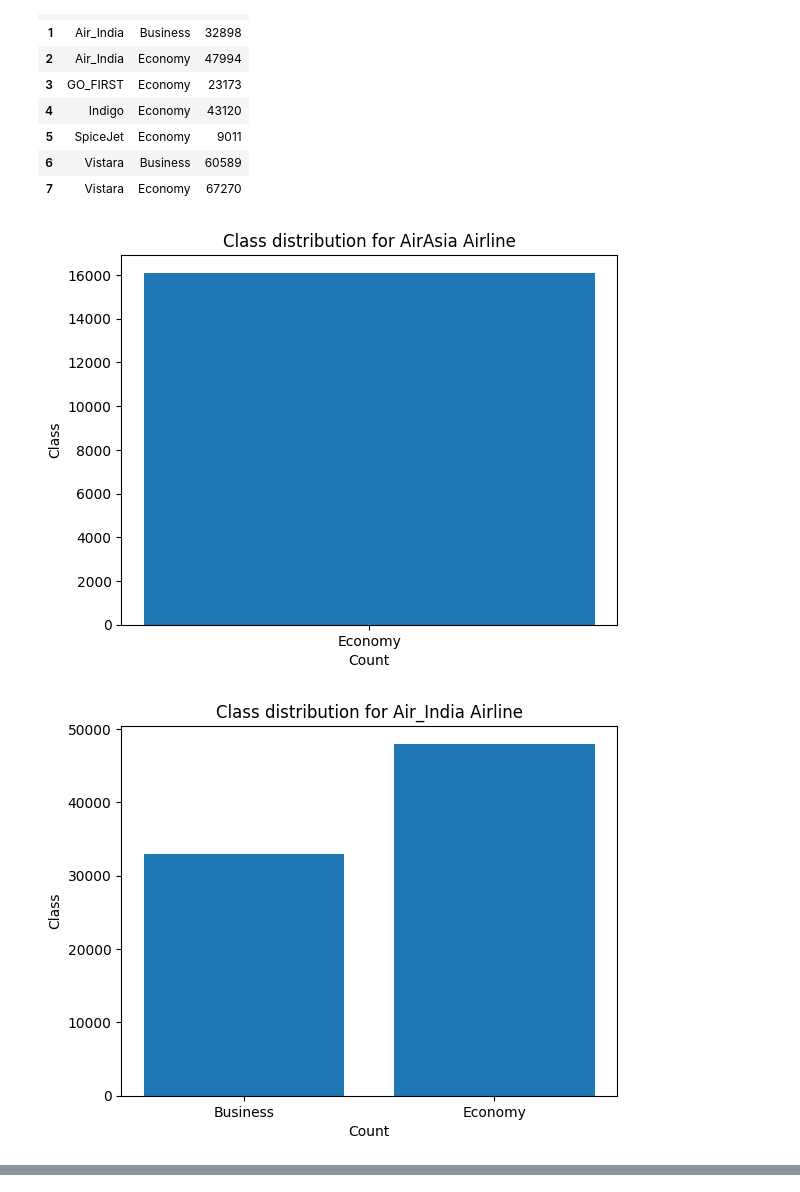
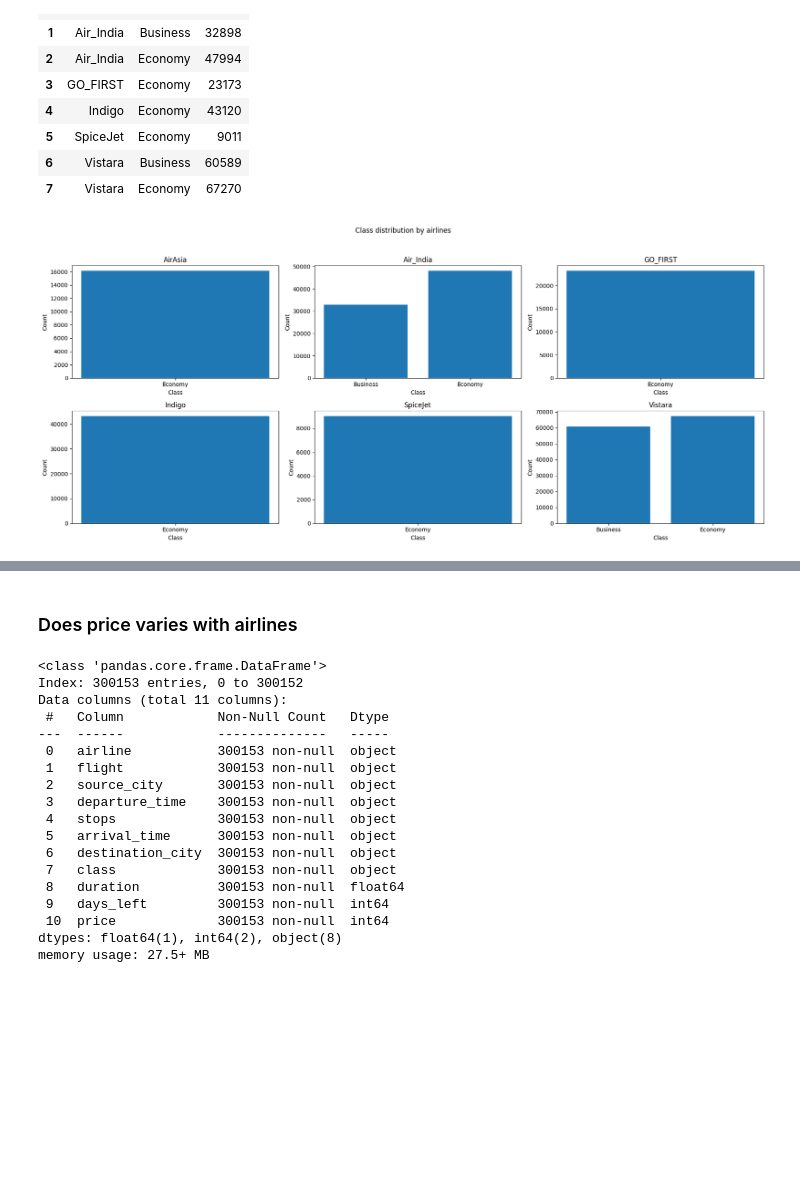
Before and after one commit to GawliYash20/Case-Studies-Data-Science, a Jupyter notebook: Airline_Flight_Analysis.ipynb, the cells around one changed output, grey strips where cells are left out. Drawn from its saved outputs; the diff is of its cells as text; code cells hidden in the pictures; blank space fills up the shorter version.

```diff
--- a/Airline_Flight_Analysis.ipynb
+++ b/Airline_Flight_Analysis.ipynb
@@ -265,17 +295,37 @@ cls_compr
 | 6 | Vistara | Business | 60589 |
 | 7 | Vistara | Economy | 67270 |
 # %%
-n = len(cls_compr['airline'].unique())
+import math
 
-plt.figure()
-for airline in cls_compr['airline'].unique():
-    # filter data for airline
+airlines = cls_compr['airline'].unique()
+n = len(airlines)
+
+#set the col and row
+col = 3
+row = math.ceil(n/col)
+
+# figsize = (width, col)
+fig, axes = plt.subplots(row, col, figsize=(6 * col, 4 * row))
+fig.suptitle('Class distribution by airlines')
+# flatten axes array for easy indexing
+axes = axes.flatten()
+
+for i, airline in enumerate(airlines):
     subset = cls_compr[cls_compr['airline'] == airline]
-    plt.bar(x=subset['class'], height=subset['count'])
-    plt.title(f'Class distribution for {airline} Airline')
-    plt.xlabel('Count')
-    plt.ylabel('Class')
-    plt.show()
+
+    ax = axes[i]
+    ax.bar(subset['class'], subset['count'])
+    ax.set_title(airline)
+    ax.set_xlabel('Class')
+    ax.set_ylabel('Count')
+
+# hide any remaining blank axes/subplots if remained
+for j in range(i+1, len(axes)):
+    fig.delaxes(axes[j])
+
+# adds padding around subplots
+# rect = [l, b, r, t]
+plt.tight_layout(rect=[0, 0, 1, 0.95])
+plt.show()
 # %% [output]
-[figure, old version]
+[figure, new version]
-[figure, removed]
@@ -285,0 +332,23 @@ for airline in cls_compr['airline'].unique():
+# %% [markdown]
+### Does price varies with airlines
+# %%
+df.info()
+# %% [output]
+<class 'pandas.core.frame.DataFrame'>
+Index: 300153 entries, 0 to 300152
+Data columns (total 11 columns):
+ #   Column            Non-Null Count   Dtype
+---  ------            --------------   -----
+ 0   airline           300153 non-null  object
+ 1   flight            300153 non-null  object
+ 2   source_city       300153 non-null  object
+ 3   departure_time    300153 non-null  object
+ 4   stops             300153 non-null  object
+ 5   arrival_time      300153 non-null  object
+ 6   destination_city  300153 non-null  object
+ 7   class             300153 non-null  object
+ 8   duration          300153 non-null  float64
+ 9   days_left         300153 non-null  int64
+ 10  price             300153 non-null  int64
+dtypes: float64(1), int64(2), object(8)
+memory usage: 27.5+ MB
```
Also changed, not shown: parts of 19 cells of this notebook, 2 other files.
